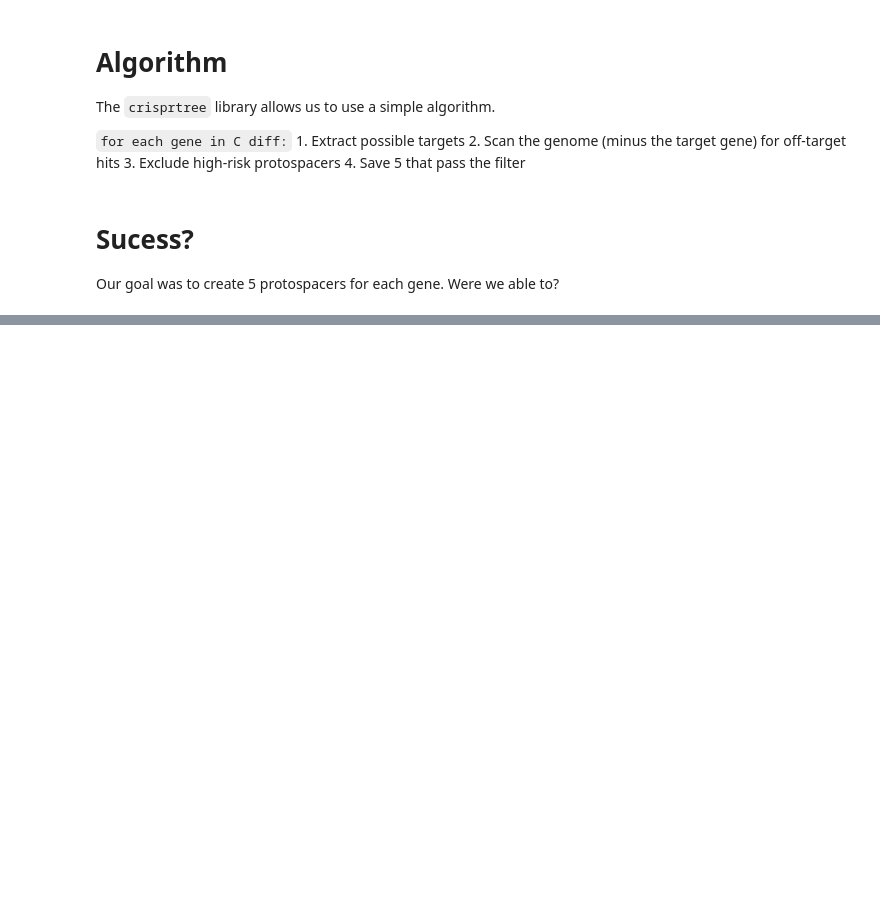
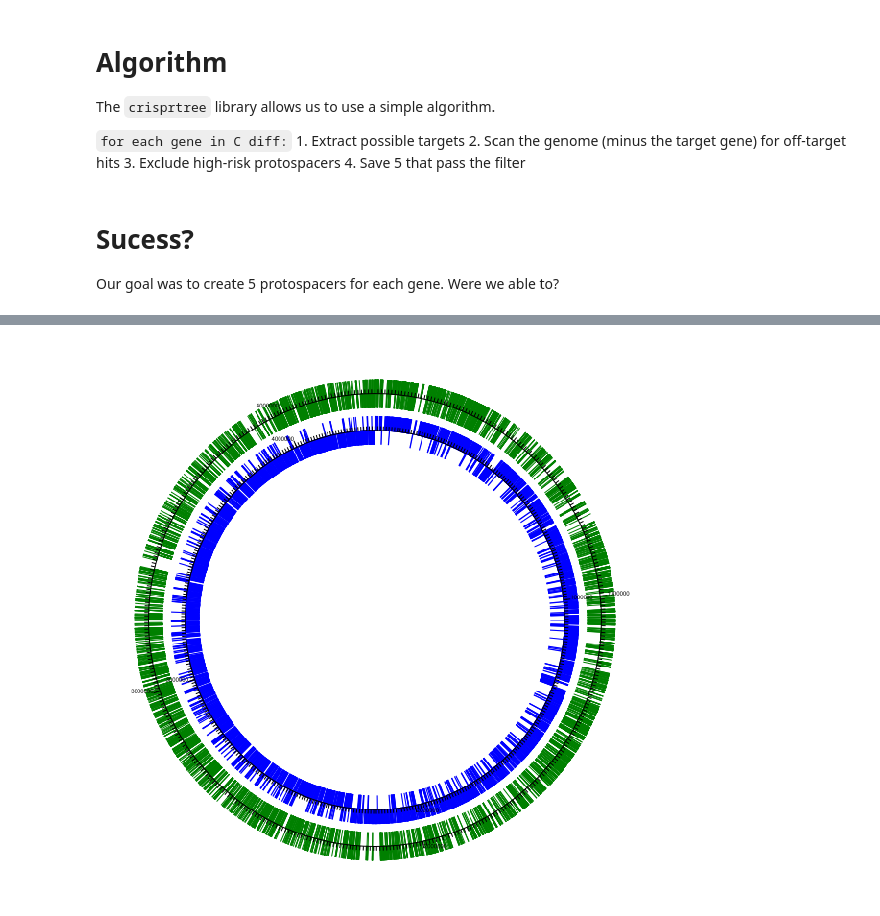
Before and after one commit to DamLabResources/crseek, a Jupyter notebook: paper/task_02.ipynb, the cells around one changed output, grey strips where cells are left out. Saved outputs shown, nothing was run; the diff lists cells and outputs as text; code cells hidden in the pictures; blank space fills up the shorter version.

Commit message:
new diagrams for task 2

```diff
--- a/paper/task_02.ipynb
+++ b/paper/task_02.ipynb
@@ -133,0 +134,54 @@ len(gene_df.query('UsefulGuides > 5').index), len(gene_df.index)
+# %%
+def get_good_spacers(df):
+
+    return df.sort_values(by = 'Off Target Score').head().drop(columns = ['Product', 'Tag'])
+
+good_spacers = library_df.groupby('Product').apply(get_good_spacers)
+# %%
+for _, row in good_spacers.iterrows():
+    genome.features.append(annotators._build_target_feature(row['Location'],
+                                                            1 if row['Strand'] == '+' else -1,
+                                                            row['Protospacer'],
+                                                            score=row['Off Target Score']))
+# %%
+from reportlab.lib import colors
+from reportlab.lib.units import cm
+from Bio.Graphics import GenomeDiagram
+from Bio import SeqIO
+
+gd_diagram = GenomeDiagram.Diagram("Clostridioides difficile 630")
+gd_track_for_genes = gd_diagram.new_track(1, name="Gene Features")
+gd_feature_set_for_genes = gd_track_for_genes.new_set()
+
+gd_track_for_spacers = gd_diagram.new_track(2, name="Spacer Features")
+gd_feature_set_for_spacers = gd_track_for_spacers.new_set()
+
+for feature in genome.features:
+    if feature.type == 'CDS':
+        # Label genes in Blue
+        color = colors.blue
+        gd_feature_set_for_genes.add_feature(feature, color=color,
+                                             label=False, label_size=12)
+    elif 'spacer' in feature.qualifiers:
+        # Label gRNAs in Green
+        color = colors.green
+        gd_feature_set_for_spacers.add_feature(feature, color=color,
+                                             label=False, label_size=12)
+
+
+
+
+gd_diagram.draw(format="circular",  pagesize=(20*cm,20*cm),
+                fragments=4, start=0, end=len(genome), circle_core=0.7)
+
+gd_diagram.write("genome_circular.png", "png")
+
+fig, ax = plt.subplots(1,1, figsize= (10, 10))
+
+img = plt.imread("genome_circular.png")
+ax.imshow(img)
+ax.set_xticks([])
+ax.set_yticks([])
+sbn.despine(ax=ax, left=True, bottom=True)
+# %% [output]
+[figure, added]
```
Also changed, not shown: parts of 3 cells of this notebook, 2 other files.
